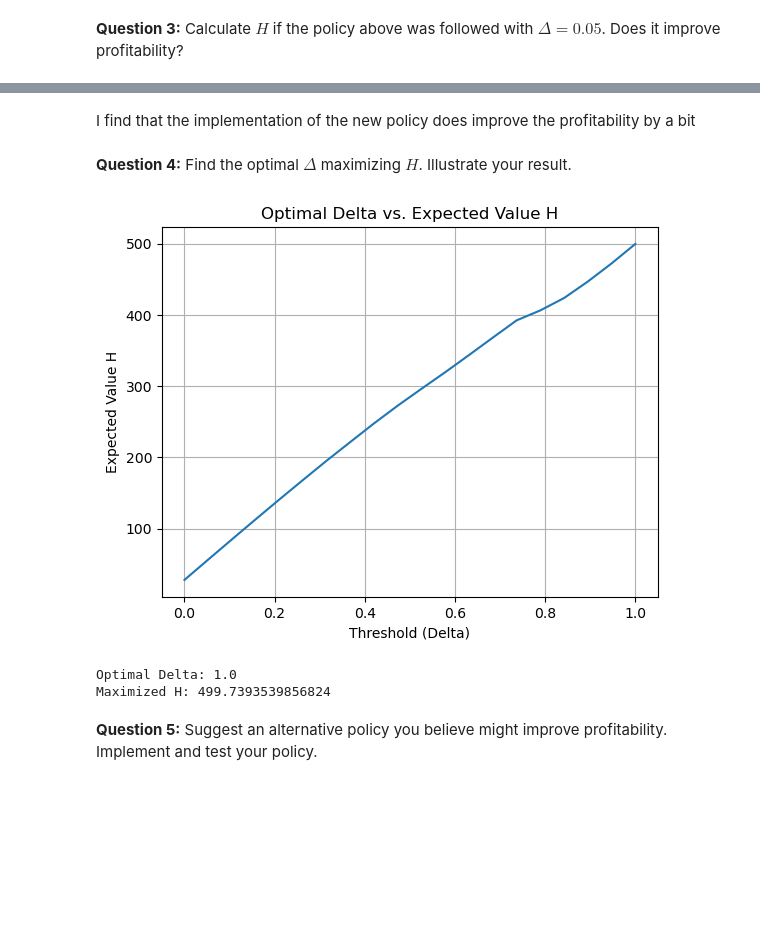
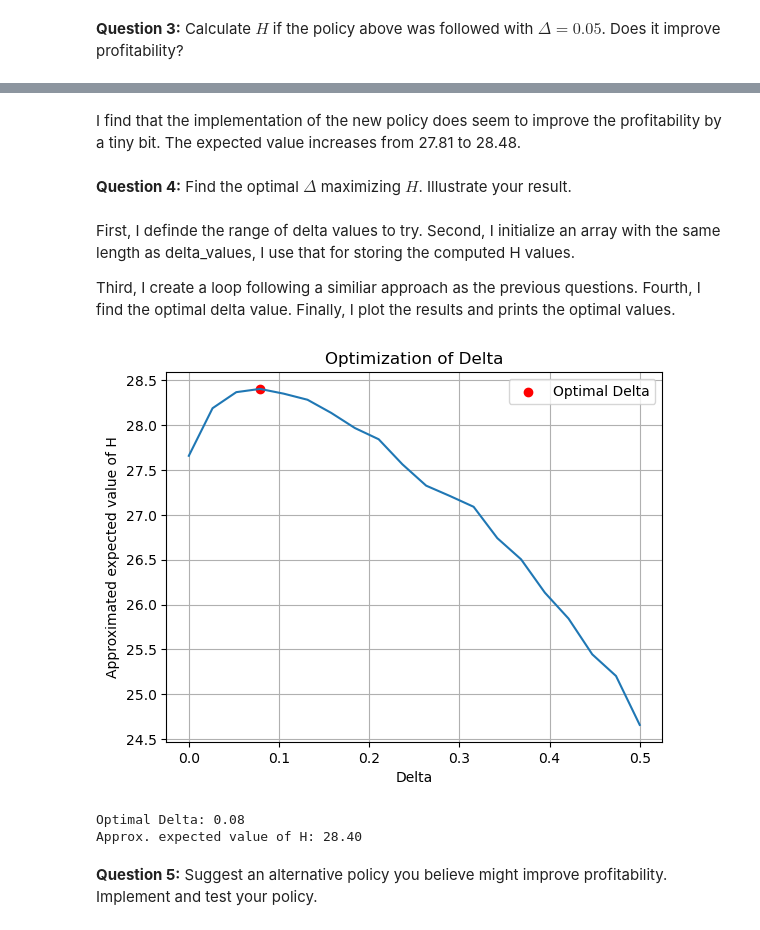
Before and after one commit to NumEconCopenhagen/projects-2023-c, a Jupyter notebook: examproject/Exam-2023-notebook.ipynb, the cells around one changed output, grey strips where cells are left out. Drawn from its saved outputs; the diff is of its cells as text; code cells hidden in the pictures; blank space fills up the shorter version.

```diff
--- a/examproject/Exam-2023-notebook.ipynb
+++ b/examproject/Exam-2023-notebook.ipynb
@@ -469,7 +470,7 @@ rho = 0.90
 iota = 0.01
 sigma_epsilon = 0.10
 R = (1 + 0.01) ** (1 / 12)
-K = 1234  # Number of shock series to simulate
+K = 8888  # Number of shock series to simulate
 
 # Initialize variables
 epsilon = np.zeros(120)
@@ -495,5 +496,5 @@ for k in range(K):
 # Calculate the expected value H
 H = np.mean(h_values)
 
-print("Approximated expected value H:", H)
+print(f"Approx. expected value of H: {H:.2f}")
 # %% [output]
@@ -553,64 +559,67 @@ Approximated expected value H: 28.41700938633345
 # %% [markdown]
-I find that the implementation of the new policy does improve the profitability by a bit
+I find that the implementation of the new policy does seem to improve the profitability by a tiny bit. The expected value increases from 27.81 to 28.48.
 # %% [markdown]
 **Question 4:** Find the optimal $\Delta$ maximizing $H$. Illustrate your result.
+# %% [markdown]
+First, I definde the range of delta values to try. Second, I initialize an array with the same length as delta_values, I use that for storing the computed H values.
+
+Third, I create a loop following a similiar approach as the previous questions. Fourth, I find the optimal delta value. Finally, I plot the results and prints the optimal values.
 # %%
+# Parameters
+delta_values = np.linspace(0, 0.5, 20)
+
 # Initialize variables
-epsilon = np.zeros(120)
-log_kappa = np.zeros(120)
-log_kappa[0] = np.log(1.0)
-hq = np.zeros(120)
-h_values = np.zeros(K)
+H_values = np.zeros(len(delta_values))
 
-# Range of delta values to test
-delta_values = np.linspace(0, 1, 20)
-max_H = -np.inf
-optimal_delta = None
-H_values = []
+# Iterate over different delta values and calculate H
+for i, delta in enumerate(delta_values):
+    # Initialize variables
+    epsilon = np.zeros(120)
+    log_kappa = np.zeros(120)
+    log_kappa[0] = np.log(1.0)
+    h_values = np.zeros(K)
 
-# Iterate over delta values
-for delta in delta_values:
     # Hairdresser quantity with previous policy
     hq_prev = ((1 - eta) * np.exp(log_kappa[0]) / w) ** (1 / eta)
 
     # Simulate shock series and calculate h for each series
     for k in range(K):
         for t in range(120):
             epsilon[t] = np.random.normal(-0.5 * sigma_epsilon ** 2, sigma_epsilon)
             if t > 0:
                 log_kappa[t] = rho * log_kappa[t-1] + epsilon[t]
             kappa = np.exp(log_kappa[t])
-            hq[t] = ((1 - eta) * kappa / w) ** (1 / eta)
+            hq = ((1 - eta) * kappa / w) ** (1 / eta)
 
-            if t > 0 and abs(hq_prev - hq[t]) > delta:
-                h_values[k] += R ** (-t) * (kappa * hq[t] ** (1 - eta) - w * hq[t] - iota)
-                hq_prev = hq[t]  # Update hairdresser quantity
+            if t > 0 and abs(hq_prev - hq) > delta:
+                h_values[k] += R ** (-t) * (kappa * hq ** (1 - eta) - w * hq - iota)
+                hq_prev = hq  # Update hairdresser quantity
             else:
                 h_values[k] += R ** (-t) * (kappa * hq_prev ** (1 - eta) - w * hq_prev)
 
     # Calculate the expected value H
-    H = np.mean(h_values)
-    H_values.append(H)
+    H_values[i] = np.mean(h_values)
 
-    # Check if current H is higher than the maximum
-    if H > max_H:
-        max_H = H
-        optimal_delta = delta
+# Find the optimal delta
+optimal_delta = delta_values[np.argmax(H_values)]
+optimal_H = np.max(H_values)
 
-# Plotting results
+# Plot the results
 plt.plot(delta_values, H_values)
-plt.xlabel('Threshold (Delta)')
-plt.ylabel('Expected Value H')
-plt.title('Optimal Delta vs. Expected Value H')
+plt.xlabel("Delta")
+plt.ylabel("Approximated expected value of H")
+plt.title("Optimization of Delta")
 plt.grid(True)
+plt.scatter(optimal_delta, optimal_H, color='red', label='Optimal Delta')
+plt.legend()
 plt.show()
 
-print("Optimal Delta:", optimal_delta)
-print("Maximized H:", max_H)
+print(f"Optimal Delta: {optimal_delta:.2f}")
+print(f"Approx. expected value of H: {optimal_H:.2f}")
 # %% [output]
-[figure, old version]
+[figure, new version]
-Optimal Delta: 1.0
-Maximized H: 499.7393539856824
+Optimal Delta: 0.08
+Approx. expected value of H: 28.40
 # %% [markdown]
 
 **Question 5:** Suggest an alternative policy you believe might improve profitability. Implement and test your policy.
```
Also changed, not shown: parts of 23 cells of this notebook, 6 other files.
